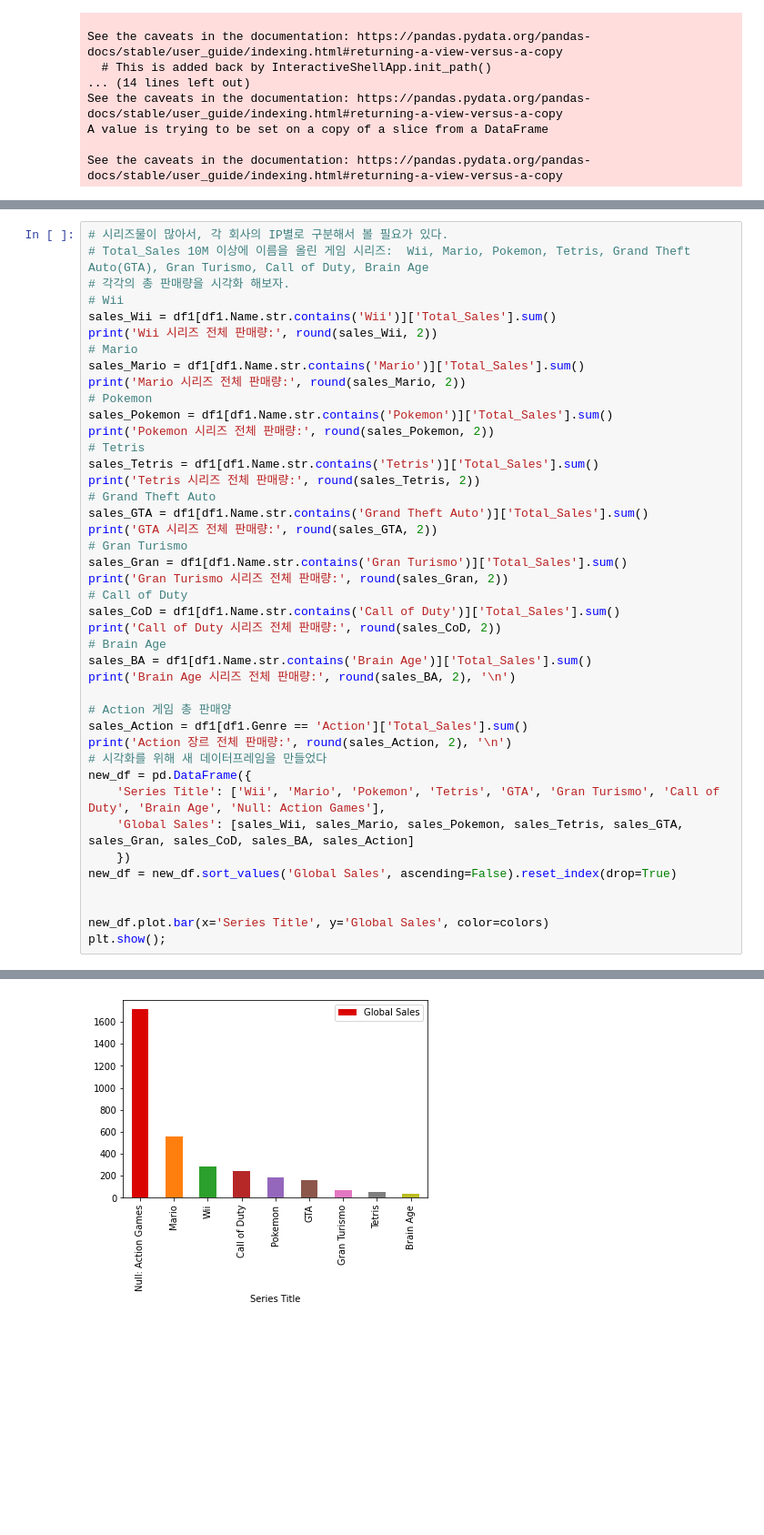
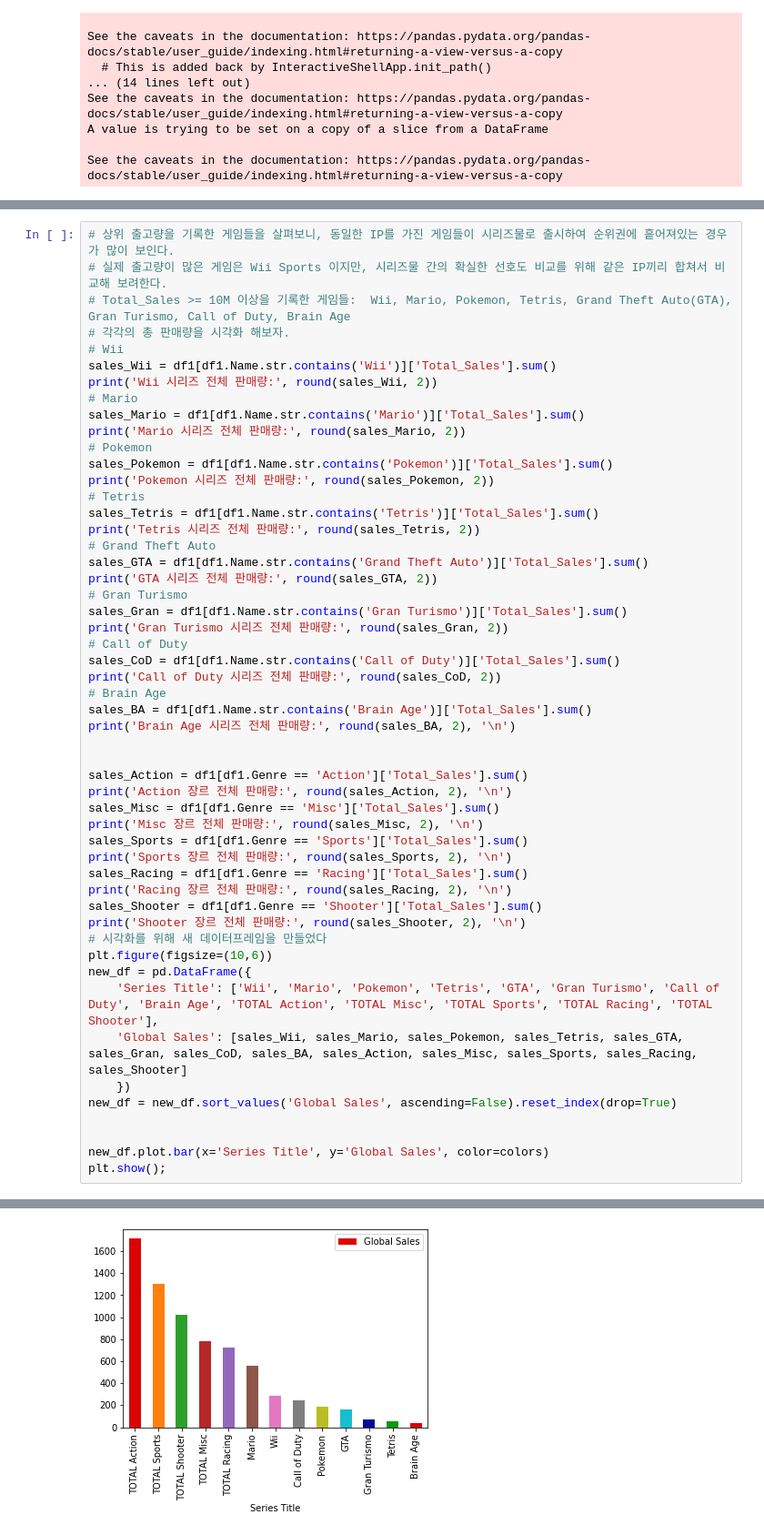
Before and after one commit to ysooch0819/Codestates-AIB-projects, a Jupyter notebook: ai16_section1_project_윤수창.ipynb, the cells around one changed output, grey strips where cells are left out. Shown at 91% size. Saved outputs shown, nothing was run; the diff lists cells and outputs as text; blank space fills up the shorter version.

```diff
--- a/ai16_section1_project_윤수창.ipynb
+++ b/ai16_section1_project_윤수창.ipynb
@@ -262,6 +332,7 @@ df1.sort_values('Total_Sales', ascending=False)[df1['Total_Sales'] >= 10]
 # %%
-# 시리즈물이 많아서, 각 회사의 IP별로 구분해서 볼 필요가 있다.
-# Total_Sales 10M 이상에 이름을 올린 게임 시리즈:  Wii, Mario, Pokemon, Tetris, Grand Theft Auto(GTA), Gran Turismo, Call of Duty, Brain Age
+# 상위 출고량을 기록한 게임들을 살펴보니, 동일한 IP를 가진 게임들이 시리즈물로 출시하여 순위권에 흩어져있는 경우가 많이 보인다.
+# 실제 출고량이 많은 게임은 Wii Sports 이지만, 시리즈물 간의 확실한 선호도 비교를 위해 같은 IP끼리 합쳐서 비교해 보려한다.
+# Total_Sales >= 10M 이상을 기록한 게임들:  Wii, Mario, Pokemon, Tetris, Grand Theft Auto(GTA), Gran Turismo, Call of Duty, Brain Age
 # 각각의 총 판매량을 시각화 해보자.
 # Wii
 sales_Wii = df1[df1.Name.str.contains('Wii')]['Total_Sales'].sum()
@@ -288,13 +359,22 @@ print('Call of Duty 시리즈 전체 판매량:', round(sales_CoD, 2))
 sales_BA = df1[df1.Name.str.contains('Brain Age')]['Total_Sales'].sum()
 print('Brain Age 시리즈 전체 판매량:', round(sales_BA, 2), '\n')
 
-# Action 게임 총 판매양
+
 sales_Action = df1[df1.Genre == 'Action']['Total_Sales'].sum()
 print('Action 장르 전체 판매량:', round(sales_Action, 2), '\n')
+sales_Misc = df1[df1.Genre == 'Misc']['Total_Sales'].sum()
+print('Misc 장르 전체 판매량:', round(sales_Misc, 2), '\n')
+sales_Sports = df1[df1.Genre == 'Sports']['Total_Sales'].sum()
+print('Sports 장르 전체 판매량:', round(sales_Sports, 2), '\n')
+sales_Racing = df1[df1.Genre == 'Racing']['Total_Sales'].sum()
+print('Racing 장르 전체 판매량:', round(sales_Racing, 2), '\n')
+sales_Shooter = df1[df1.Genre == 'Shooter']['Total_Sales'].sum()
+print('Shooter 장르 전체 판매량:', round(sales_Shooter, 2), '\n')
 # 시각화를 위해 새 데이터프레임을 만들었다
+plt.figure(figsize=(10,6))
 new_df = pd.DataFrame({
-    'Series Title': ['Wii', 'Mario', 'Pokemon', 'Tetris', 'GTA', 'Gran Turismo', 'Call of Duty', 'Brain Age', 'Null: Action Games'],
-    'Global Sales': [sales_Wii, sales_Mario, sales_Pokemon, sales_Tetris, sales_GTA, sales_Gran, sales_CoD, sales_BA, sales_Action]
+    'Series Title': ['Wii', 'Mario', 'Pokemon', 'Tetris', 'GTA', 'Gran Turismo', 'Call of Duty', 'Brain Age', 'TOTAL Action', 'TOTAL Misc', 'TOTAL Sports', 'TOTAL Racing', 'TOTAL Shooter'],
+    'Global Sales': [sales_Wii, sales_Mario, sales_Pokemon, sales_Tetris, sales_GTA, sales_Gran, sales_CoD, sales_BA, sales_Action, sales_Misc, sales_Sports, sales_Racing, sales_Shooter]
     })
 new_df = new_df.sort_values('Global Sales', ascending=False).reset_index(drop=True)
 
@@ -315 +404 @@ Action 장르 전체 판매량: 1712.98
-[figure, old version]
+[figure, new version]
```
Also changed, not shown: parts of 16 cells of this notebook.
